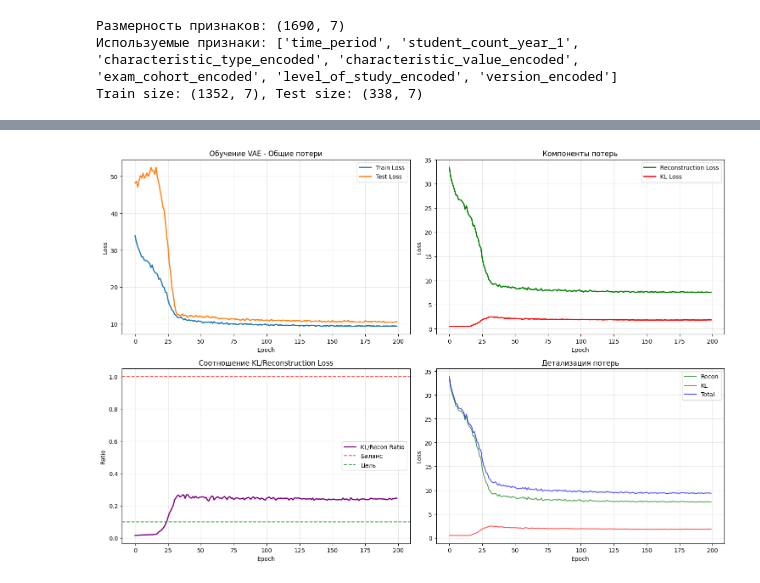
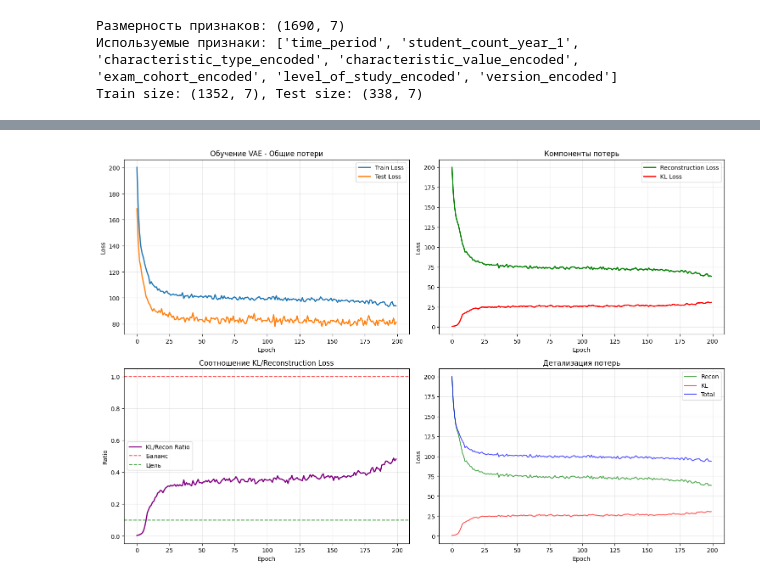
Before and after one commit to snoweewee/loyalty_analysis, a Jupyter notebook: analytics.ipynb, the cells around one changed output, grey strips where cells are left out. Cells and saved outputs as stored; diff of their text form; code cells hidden in the pictures.

```diff
--- a/analytics.ipynb
+++ b/analytics.ipynb
@@ -1699,7 +368,7 @@ warnings.filterwarnings('ignore')
 
 class StudentVAE(nn.Module):
 
-    # Финальная архитектура VAE для данных студентов
+    # Архитектура VAE для данных студентов
 
     def __init__(self, input_dim, hidden_dim=16, latent_dim=1):
         super(StudentVAE, self).__init__()
@@ -1742,23 +411,20 @@ class StudentVAE(nn.Module):
         return self.decode(z), mu, logvar
 
 def vae_loss_free_bits(recon_x, x, mu, logvar, free_bits_threshold=0.5):
-
     # Free Bits VAE loss function для предотвращения collapse латентного пространства
 
-    recon_loss = nn.MSELoss(reduction='mean')(recon_x, x) * x.size(0)
+    # Reconstruction loss (MSE без дополнительного масштабирования)
+    recon_loss = nn.MSELoss(reduction='sum')(recon_x, x)
 
-    kl_per_latent = -0.5 * (1 + logvar - mu.pow(2) - logvar.exp())
-    kl_per_latent = torch.mean(kl_per_latent, dim=0)
-
-    kl_loss = torch.sum(torch.max(kl_per_latent,
-                                 torch.tensor(free_bits_threshold).to(kl_per_latent.device)))
+    # KL divergence with numerical stability
+    kl_per_latent = -0.5 * torch.sum(1 + logvar - mu.pow(2) - logvar.exp(), dim=0)
+    kl_loss = torch.sum(torch.clamp(kl_per_latent, min=free_bits_threshold))
 
     total_loss = recon_loss + kl_loss
 
     return total_loss, recon_loss, kl_loss
 
 def train_final_vae(model, train_loader, test_loader, epochs=200, lr=1e-3, free_bits=0.5, model_name='student_vae_final'):
-
     # Функция обучения VAE
 
     optimizer = optim.Adam(model.parameters(), lr=lr)
@@ -1797,6 +463,8 @@ def train_final_vae(model, train_loader, test_loader, epochs=200, lr=1e-3, free_
             loss, recon_loss, kl_loss = vae_loss_free_bits(recon_batch, x, mu, logvar, free_bits)
 
             loss.backward()
+            # Gradient clipping for stability
+            torch.nn.utils.clip_grad_norm_(model.parameters(), max_norm=1.0)
             optimizer.step()
 
             train_loss += loss.item()
@@ -1805,10 +473,10 @@ def train_final_vae(model, train_loader, test_loader, epochs=200, lr=1e-3, free_
             batch_count += 1
 
         # Средние значения за эпоху
-        avg_train_loss = train_loss / batch_count
-        avg_recon = recon_loss_train / batch_count
-        avg_kl = kl_loss_train / batch_count
-        kl_recon_ratio = avg_kl / avg_recon if avg_recon > 0 else 0
+        avg_train_loss = train_loss / batch_count if batch_count > 0 else float('nan')
+        avg_recon = recon_loss_train / batch_count if batch_count > 0 else float('nan')
+        avg_kl = kl_loss_train / batch_count if batch_count > 0 else float('nan')
+        kl_recon_ratio = avg_kl / avg_recon if avg_recon > 0 and not np.isnan(avg_recon) else 0
 
         # Валидация
         model.eval()
@@ -1823,7 +491,7 @@ def train_final_vae(model, train_loader, test_loader, epochs=200, lr=1e-3, free_
                 test_loss += loss.item()
                 test_batch_count += 1
 
-        avg_test_loss = test_loss / test_batch_count
+        avg_test_loss = test_loss / test_batch_count if test_batch_count > 0 else float('nan')
 
         # Сохранение истории
         train_losses.append(avg_train_loss)
@@ -1832,7 +500,7 @@ def train_final_vae(model, train_loader, test_loader, epochs=200, lr=1e-3, free_
         kl_losses.append(avg_kl)
         kl_recon_ratios.append(kl_recon_ratio)
 
-        if avg_test_loss < best_test_loss:
+        if not np.isnan(avg_test_loss) and avg_test_loss < best_test_loss:
             best_test_loss = avg_test_loss
             best_epoch = epoch
 
@@ -1983,7 +651,7 @@ def print_final_report(model, train_losses, test_losses, recon_losses, kl_losses
 # Запуск обучения
 if __name__ == "__main__":
 
-    input_dim = 7
+    input_dim = 9  # Обновлено: теперь 9 признаков после улучшений
     batch_size = 32
 
     # Создание модели
@@ -2032,2 +700,2 @@ Epoch 190: Train Loss: 9.3713, Test Loss: 10.3610, Recon: 7.5576, KL: 1.8137, KL
-[figure, old version]
+[figure, new version]
 Результаты:
```
Also changed, not shown: parts of 10 cells of this notebook.
